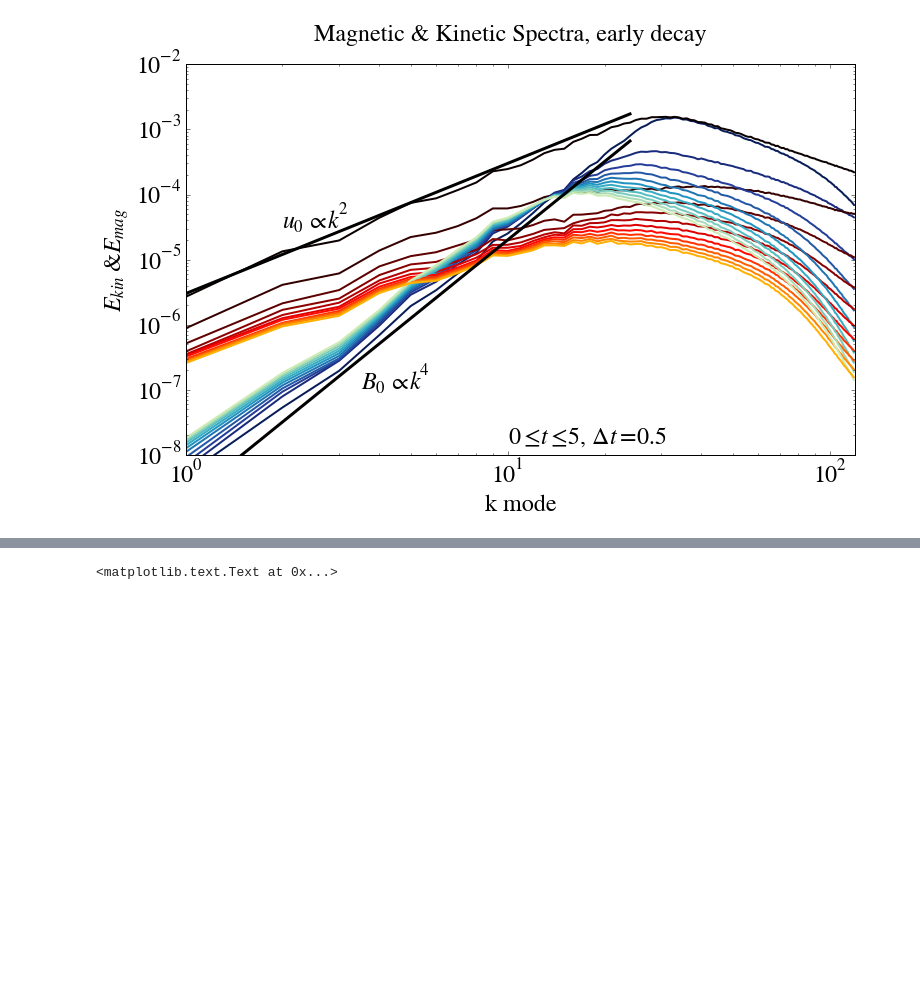
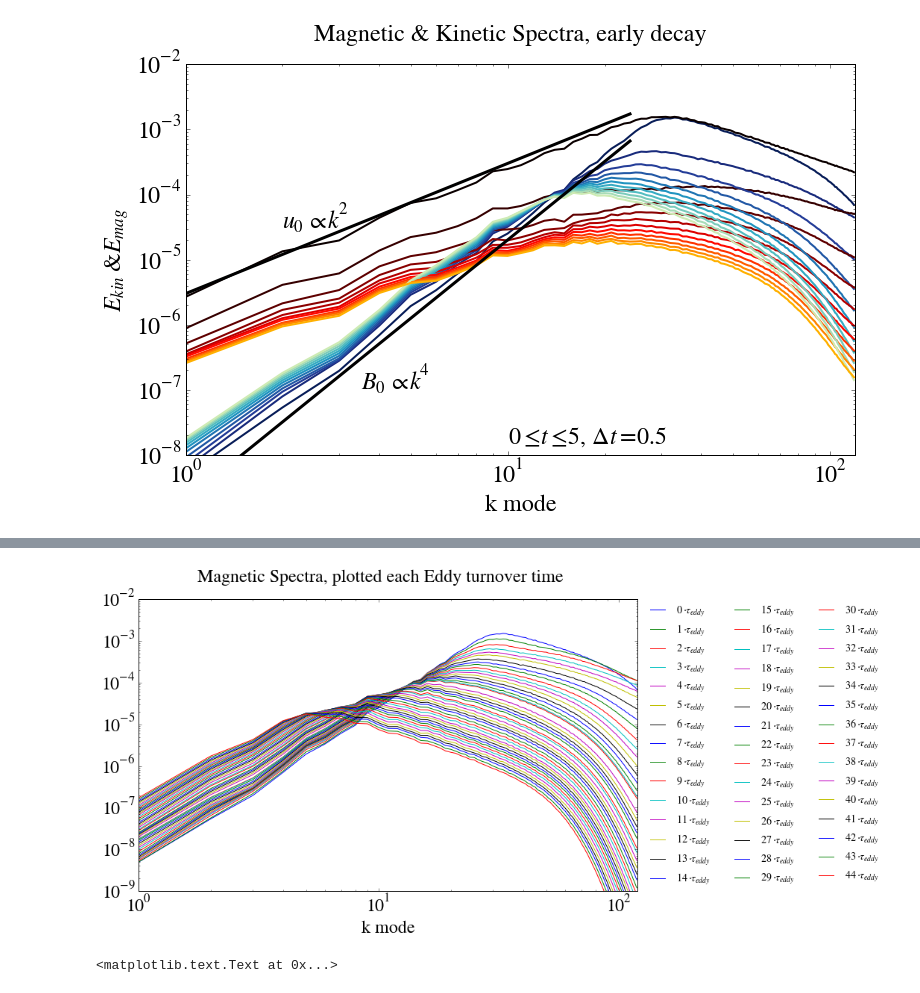
Before and after one commit to belfhi/Hamburg-Project, a Jupyter notebook: Equipartiion Initial Conditions.ipynb, the cells around one changed output, grey strips where cells are left out. Drawn from its saved outputs; the diff is of its cells as text; code cells hidden in the pictures; blank space fills up the shorter version.

```diff
--- a/Equipartiion Initial Conditions.ipynb
+++ b/Equipartiion Initial Conditions.ipynb
@@ -6,6 +6,14 @@ mpl.rcParams.update({'font.size': 24, 'font.family': 'STIXGeneral', 'mathtext.fo
 # %%
 tu, poweru = pc.read_power('poweru.dat')
 tb, powerb = pc.read_power('powerb.dat')
+# %%
+def adjust_specaxes(ax, ddir='data/'):
+    ax.set_xscale('log')
+    ax.set_yscale('log')
+    dim = pc.read_dim(datadir=ddir)
+    ax.set_xlim(1, dim.nx/2)
+    ax.set_xlabel('k mode')
+    return ax
 # %%
 fig = plt.figure(figsize=(12,7), dpi=100)
 ax1 = fig.add_subplot(111)
@@ -84,0 +92,10 @@ Read 1859 lines.
+# %%
+def find_index(time, tarray):
+    if time > 5.0:
+        rr = 0
+    else:
+        rr = 1
+    try:
+        return np.where(np.round(tarray,rr) == round(time,rr))[0][0]
+    except IndexError:
+        return -1
@@ -85,3 +114,31 @@ Read 1859 lines.
+# %%
+dspec = []
+for tt in range(len(tb)-1):
+    dspec.append(round(tb[tt+1]-tb[tt],1))
+time = 0.
+plottimes = [0.]
+i = 0
+ii = [0]
+while True:
+    #print(time)
+    time += round(values[i,-1],1)
+    plottimes.append(time)
+    i = find_index(time, tb)
+    ii.append(i)
+    if time > tb[-1]:
+        break
+# %%
+tspecfig = plt.figure(figsize=(12,7))
+spax = tspecfig.add_subplot(111)
+spax = adjust_specaxes(spax)
+spax.set_ylim(1e-9, 1e-2)
+for j,i in enumerate(ii):
+    spax.plot(powerb[i,:], label='$%d\\cdot\\tau_{{eddy}}$' %j)
+spax.legend(loc='center left', bbox_to_anchor=(1.,.5), frameon=False, ncol=3, prop={'size':14})
+tspecfig.suptitle('Magnetic Spectra, plotted each Eddy turnover time', fontsize=24)
+tspecfig.savefig('equiv_taueddy.png', bbox_inches='tight')
+# %% [output]
+[figure, added]
 # %%
 def fitfunc(x,a,b):
     return a*x**b
```
Also changed, not shown: parts of 7 cells of this notebook.
